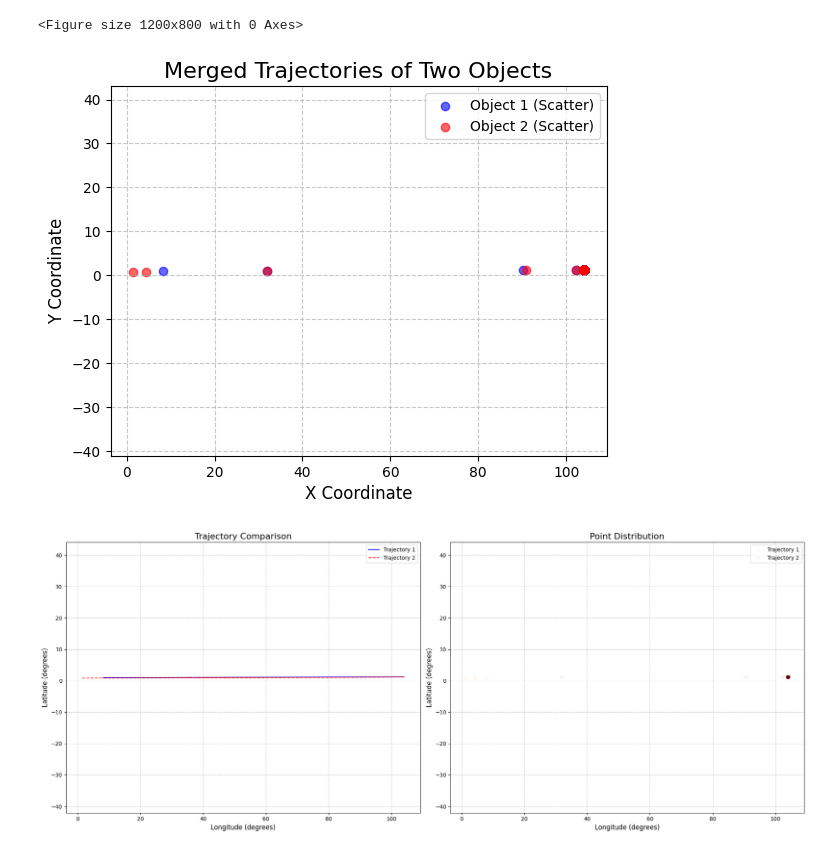
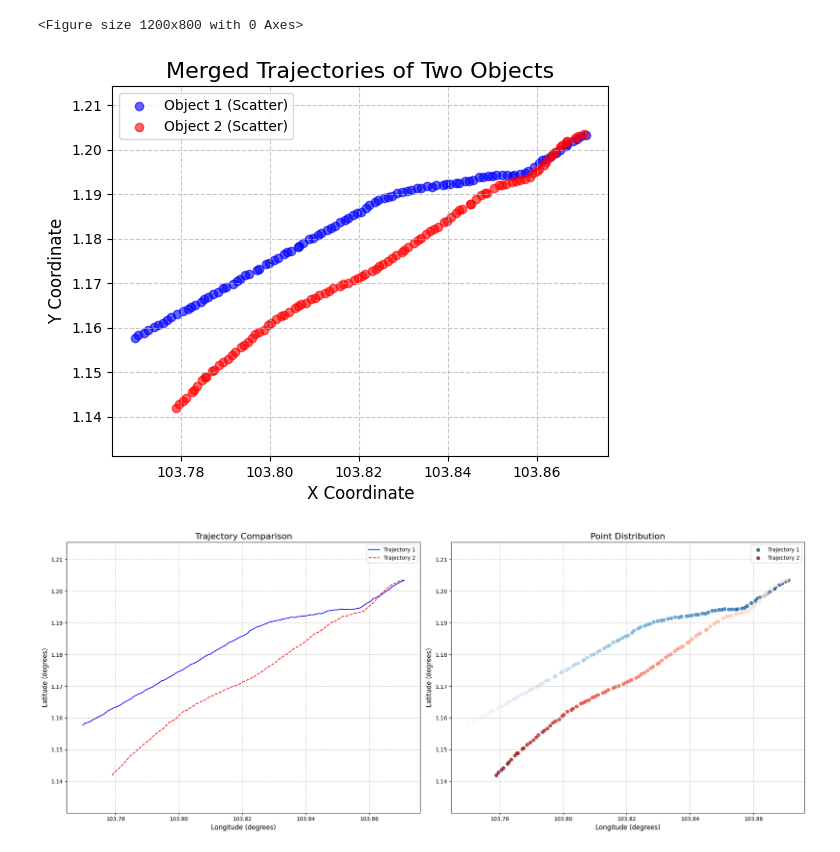
Before and after one commit to Windysc/Digitaltesting, a Jupyter notebook: Evaluation/scenario_creation.ipynb, the cells around one changed output. Drawn from its saved outputs; the diff is of its cells as text; code cells hidden in the pictures.

```diff
--- a/Evaluation/scenario_creation.ipynb
+++ b/Evaluation/scenario_creation.ipynb
@@ -10,8 +10,8 @@ def read_trajectory(file_path):
     k = random.randrange(200)
     return trajectory[k,: :, 0], trajectory[k,: :, 1]
 
-trajectory1_x, trajectory1_y = read_trajectory('/home/junze/generated_trajectoriesL1.npy')
-trajectory2_x, trajectory2_y = read_trajectory('/home/junze/generated_trajectoriesL2.npy')
+trajectory1_x, trajectory1_y = read_trajectory('/home/junze/.jupyter/Train_VAE_full/dataset_1.csv.npy')
+trajectory2_x, trajectory2_y = read_trajectory('/home/junze/.jupyter/Train_VAE_full/dataset_2.csv.npy')
 
 
 plt.figure(figsize=(12, 8))
@@ -40,34 +40,34 @@ plt.savefig('merged_trajectories.png', dpi=300, bbox_inches='tight')
 
 plt.show()
 # %% [output]
-[figure, old version]
+[figure, new version]
 # %%
 fig, (ax1, ax2) = plt.subplots(1, 2, figsize=(20, 8))
 
 ax1.plot(trajectory1_x, trajectory1_y, c='blue', label='Trajectory 1')
 ax1.plot(trajectory2_x, trajectory2_y, c='red', linestyle='--', label='Trajectory 2')
 ax1.set_title('Trajectory Comparison', fontsize=16)
 ax1.set_xlabel('Longitude (degrees)', fontsize=12)
 ax1.set_ylabel('Latitude (degrees)', fontsize=12)
 ax1.legend(fontsize=10)
 ax1.grid(True, linestyle='--', alpha=0.7)
 
 order1 = np.arange(len(trajectory1_x))
 order2 = np.arange(len(trajectory2_x))
 
-scatter1 = ax2.scatter(trajectory1_x, trajectory1_y, c=order1, cmap='Blues', label='Trajectory 1', alpha=0.7)
-scatter2 = ax2.scatter(trajectory2_x, trajectory2_y, c=order2, cmap='Reds', label='Trajectory 2', alpha=0.7)
+scatter1 = ax2.scatter(trajectory1_x, trajectory1_y, c=order1, cmap='Blues_r', label='Trajectory 1', alpha=0.7)
+scatter2 = ax2.scatter(trajectory2_x, trajectory2_y, c=order2, cmap='Reds_r', label='Trajectory 2', alpha=0.7)
 ax2.set_title('Point Distribution', fontsize=16)
 ax2.set_xlabel('Longitude (degrees)', fontsize=12)
 ax2.set_ylabel('Latitude (degrees)', fontsize=12)
 ax2.legend(fontsize=10)
 ax2.grid(True, linestyle='--', alpha=0.7)
 
 ax1.axis('equal')
 ax2.axis('equal')
 
 plt.tight_layout()
 plt.savefig('trajectory_comparison.png', dpi=300, bbox_inches='tight')
 plt.show()
 # %% [output]
-[figure, old version]
+[figure, new version]
```
Also changed, not shown: 4 other files.
